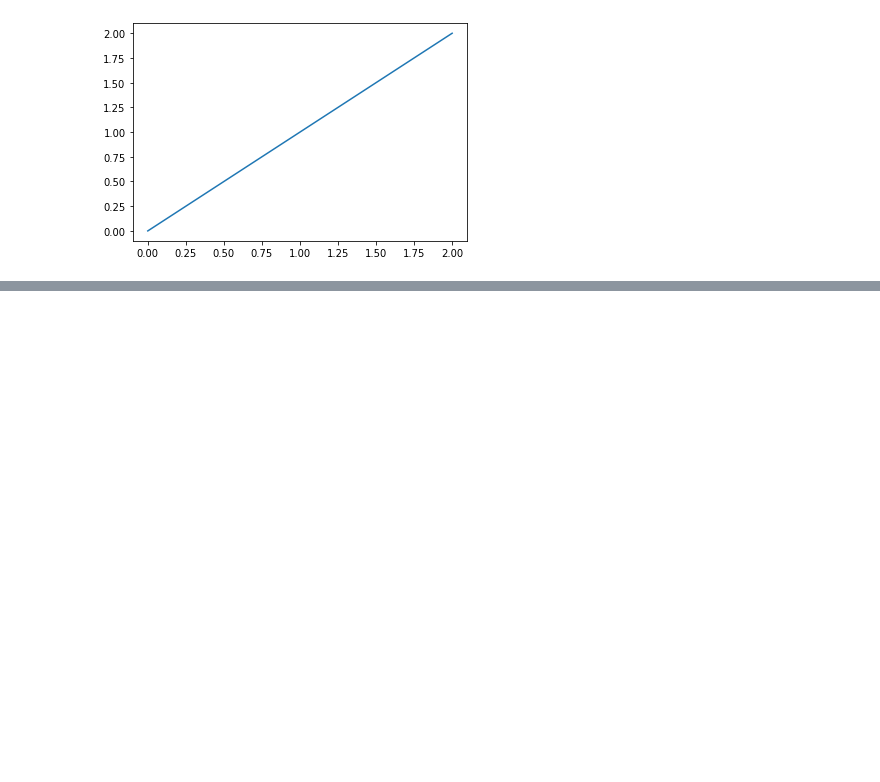
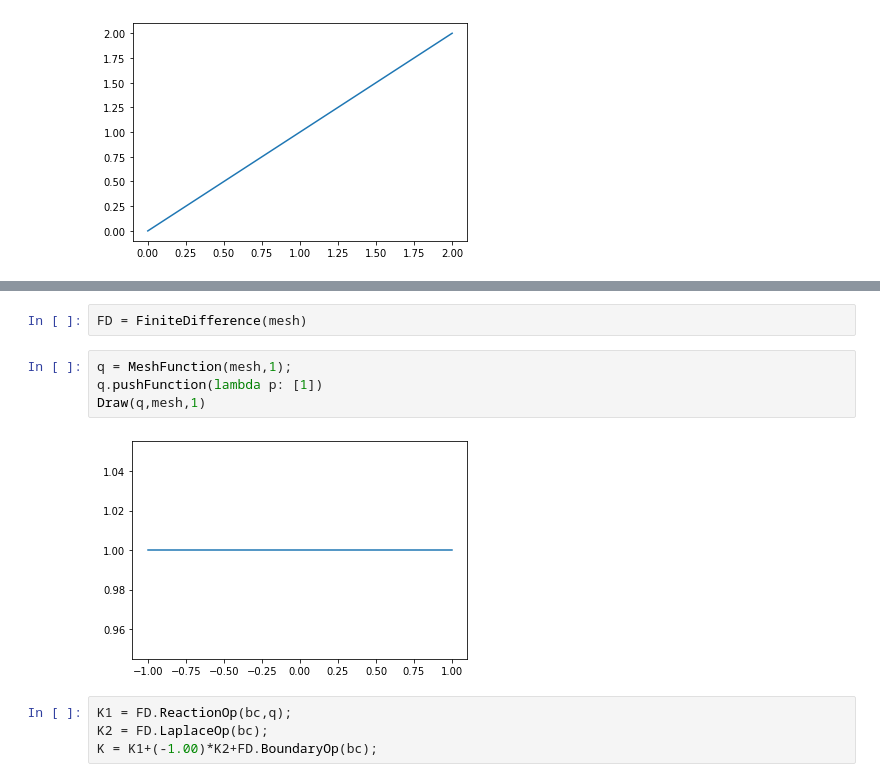
Before and after one commit to UZerbinati/Suite, a Jupyter notebook: Docs/PDE/FiniteDifferenceElliptic.ipynb, the cells around one changed output, grey strips where cells are left out. Drawn from its saved outputs; the diff is of its cells as text; blank space fills up the shorter version.

Commit message:
Added second test for elliptic problem using finite difference

```diff
--- a/Docs/PDE/FiniteDifferenceElliptic.ipynb
+++ b/Docs/PDE/FiniteDifferenceElliptic.ipynb
@@ -122,0 +188,12 @@ Draw(ue,mesh,1)
+# %%
+FD = FiniteDifference(mesh)
+# %%
+q = MeshFunction(mesh,1);
+q.pushFunction(lambda p: [1])
+Draw(q,mesh,1)
+# %% [output]
+[figure, added]
+# %%
+K1 = FD.ReactionOp(bc,q);
+K2 = FD.LaplaceOp(bc);
+K = K1+(-1.00)*K2+FD.BoundaryOp(bc);
```
Also changed, not shown: parts of 14 cells of this notebook, 22 other files.
